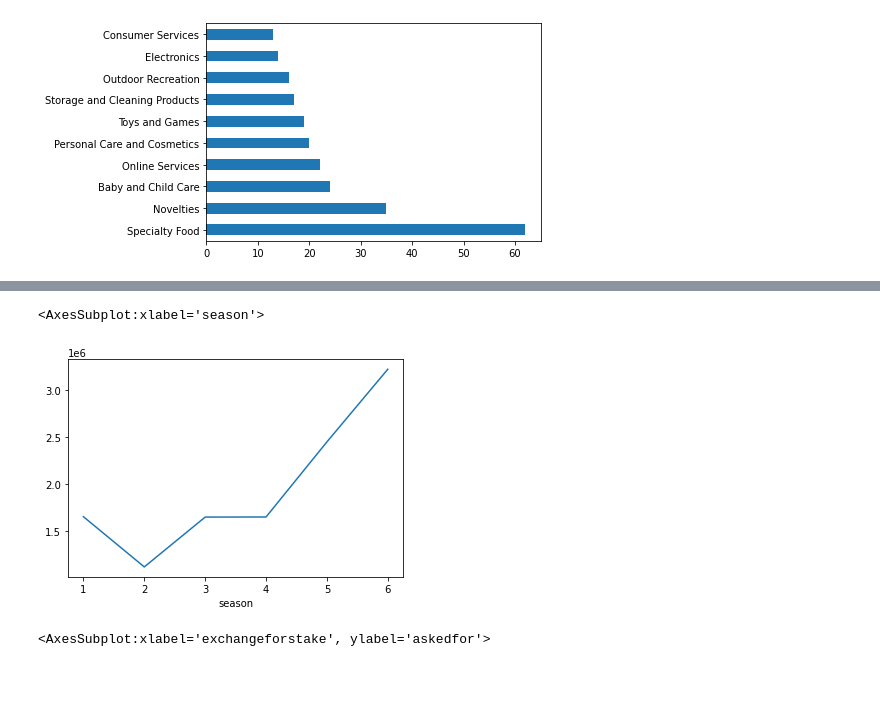
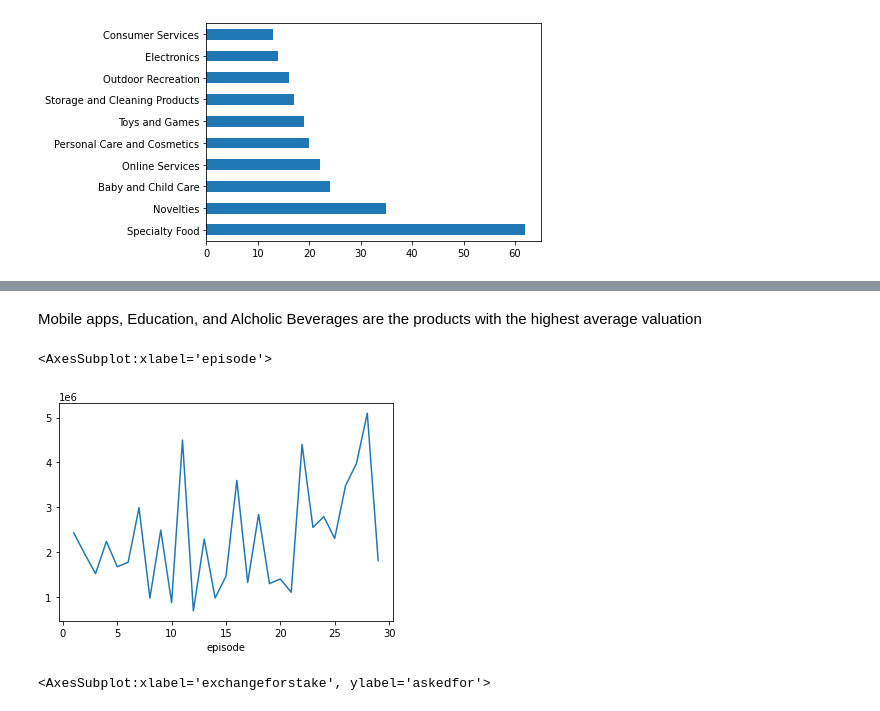
Before and after one commit to jsedlock/Shark-Tank-Entrepreneur-Analysis, a Jupyter notebook: Notebook.ipynb, the cells around one changed output, grey strips where cells are left out. Drawn from its saved outputs; the diff is of its cells as text; code cells hidden in the pictures; blank space fills up the shorter version.

```diff
--- a/Notebook.ipynb
+++ b/Notebook.ipynb
@@ -50,8 +55,10 @@ Specialty Foods seem to be the most recurring product types to appear on Shark T
+# %% [markdown]
+Mobile apps, Education, and Alcholic Beverages are the products with the highest average valuation
 # %%
-df.groupby(['season'])['valuation'].mean().plot()
+df.groupby(['episode'])['valuation'].mean().plot()
 # %% [output]
-<AxesSubplot:xlabel='season'>
+<AxesSubplot:xlabel='episode'>
-[figure, old version]
+[figure, new version]
 # %%
 fig, ax = plt.subplots(figsize = (8, 4), dpi = 150)
 
```
Also changed, not shown: parts of 3 cells of this notebook.
